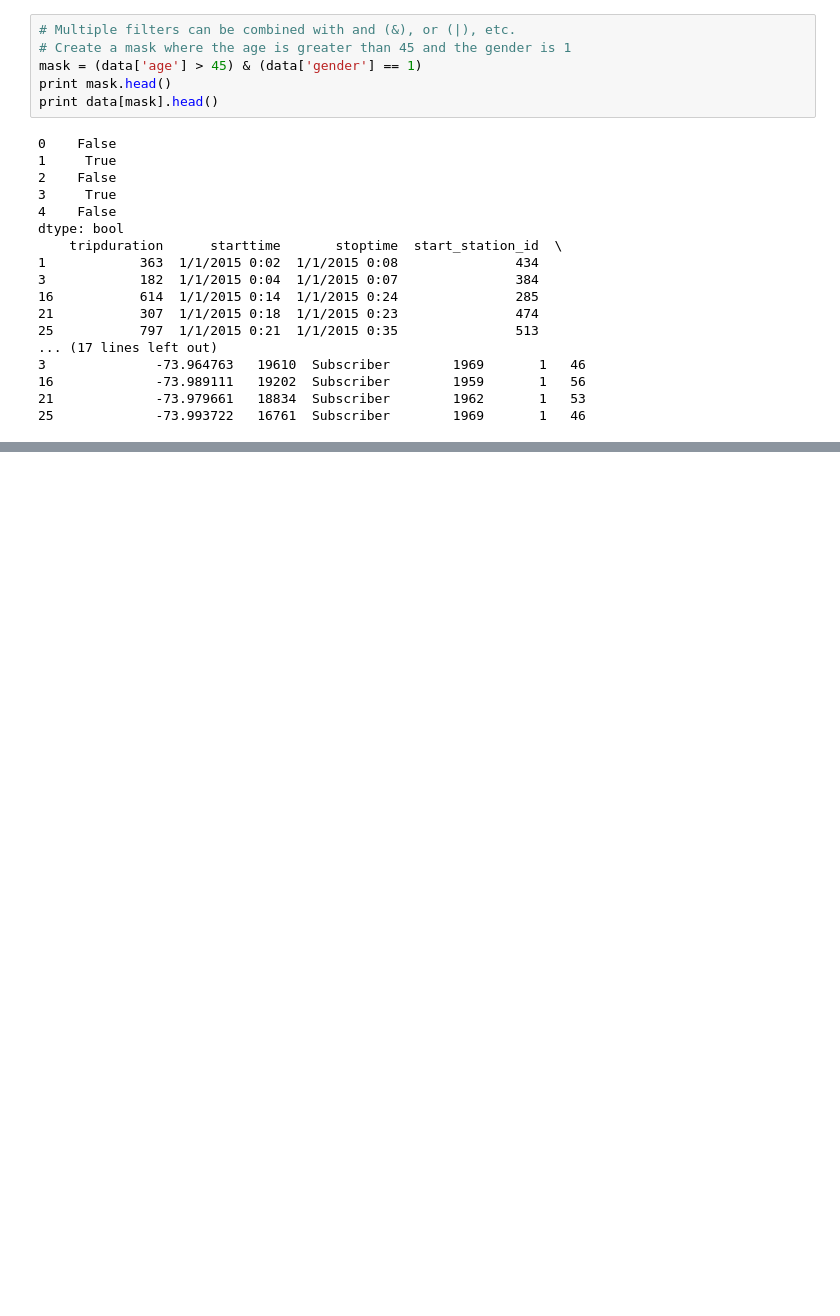
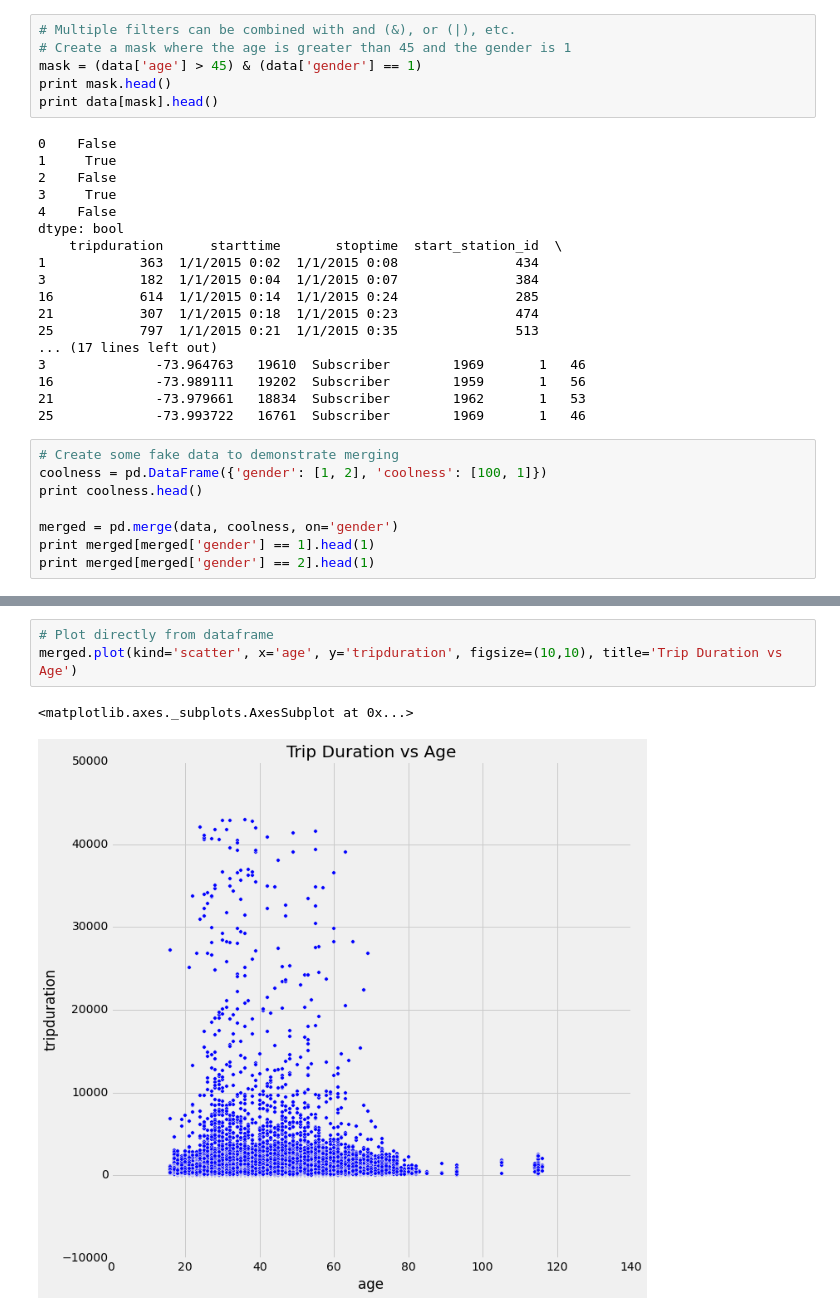
Before and after one commit to docmarionum1/python-data-science-primer, a Jupyter notebook: cheatsheet.ipynb, the cells around one changed output, grey strips where cells are left out. Saved outputs shown, nothing was run; the diff lists cells and outputs as text; blank space fills up the shorter version.

```diff
--- a/cheatsheet.ipynb
+++ b/cheatsheet.ipynb
@@ -479,3 +479,11 @@ dtype: bool
 16             -73.989111   19202  Subscriber        1959       1   56
 21             -73.979661   18834  Subscriber        1962       1   53
 25             -73.993722   16761  Subscriber        1969       1   46
+# %%
+# Create some fake data to demonstrate merging
+coolness = pd.DataFrame({'gender': [1, 2], 'coolness': [100, 1]})
+print coolness.head()
+
+merged = pd.merge(data, coolness, on='gender')
+print merged[merged['gender'] == 1].head(1)
+print merged[merged['gender'] == 2].head(1)
@@ -481,0 +508,6 @@ dtype: bool
+# %%
+# Plot directly from dataframe
+merged.plot(kind='scatter', x='age', y='tripduration', figsize=(10,10), title='Trip Duration vs Age')
+# %% [output]
+<matplotlib.axes._subplots.AxesSubplot at 0x...>
+[figure, added]
```
Also changed, not shown: parts of 1 cell of this notebook.
